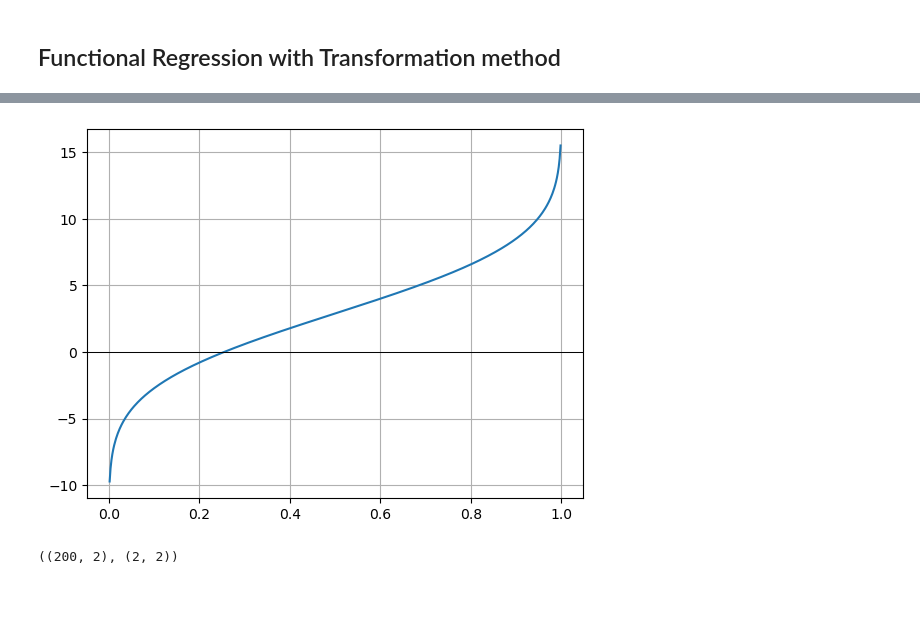
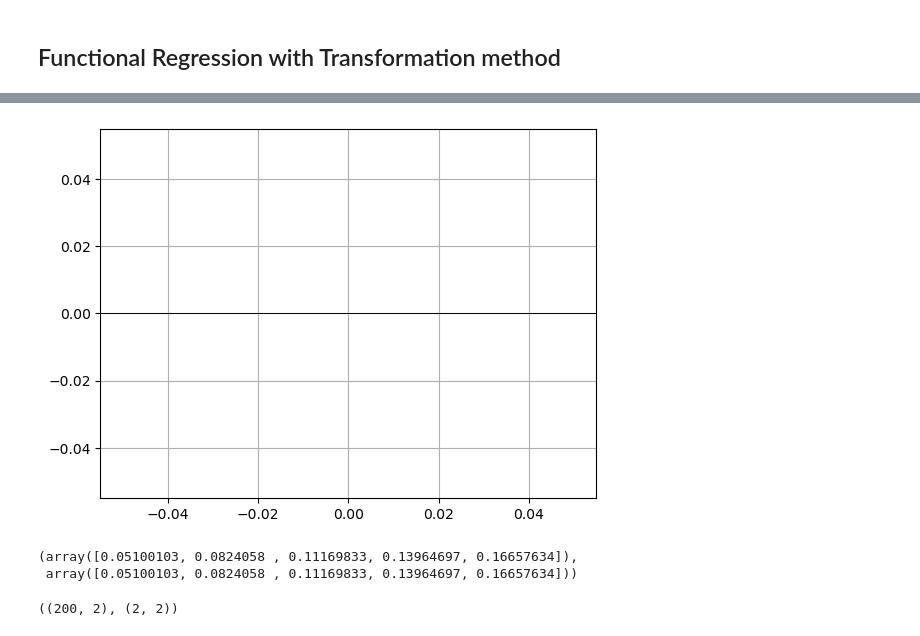
Before and after one commit to mirkimirk/thesis_frechet_fda, a Jupyter notebook: src/frechet_fda/simulation_and_frechet_method.ipynb, the cells around one changed output, grey strips where cells are left out. Cells and saved outputs as stored; diff of their text form; code cells hidden in the pictures; blank space fills up the shorter version.

```diff
--- a/src/frechet_fda/simulation_and_frechet_method.ipynb
+++ b/src/frechet_fda/simulation_and_frechet_method.ipynb
@@ -168,5 +172,5 @@ mus[:5], sigmas[:5]
 # %%
-qfs[199].drop_inf().differentiate().integrate().plot()
+qfs[199].differentiate().integrate().plot()
 # %% [output]
-[figure, old version]
+[figure, new version]
 # %%
@@ -175,3 +180,16 @@ lqdfs = log_qd_transform(pdfs)
+# %%
+a1 = pdfs[0].x[0]
+b1 = pdfs[0].x[-1]
+a2 = pdfs[5].x[0]
+b2 = pdfs[5].x[-1]
+new_x1 = (pdfs[0].x - a1) / (b1 - a1)
+new_x2 = (pdfs[5].x - a2) / (b2 - a2)
+new_y1 = (b1 - a1) * np.interp(a1 + (b1 - a1) * new_x1, pdfs[0].x, pdfs[0].y)
+new_y2 = (b2 - a2) * np.interp(a2 + (b2 - a2) * new_x2, pdfs[5].x, pdfs[5].y)
+new_y1[:5], new_y2[:5]
+# %% [output]
+(array([0.05100103, 0.0824058 , 0.11169833, 0.13964697, 0.16657634]),
+ array([0.05100103, 0.0824058 , 0.11169833, 0.13964697, 0.16657634]))
 # %%
 predictor_matrix = np.array((np.ones(len(predictor)), predictor)).transpose()
 predictor_matrix.shape, np.linalg.inv(predictor_matrix.transpose() @ predictor_matrix).shape
```
Also changed, not shown: parts of 12 cells of this notebook, 3 other files.
